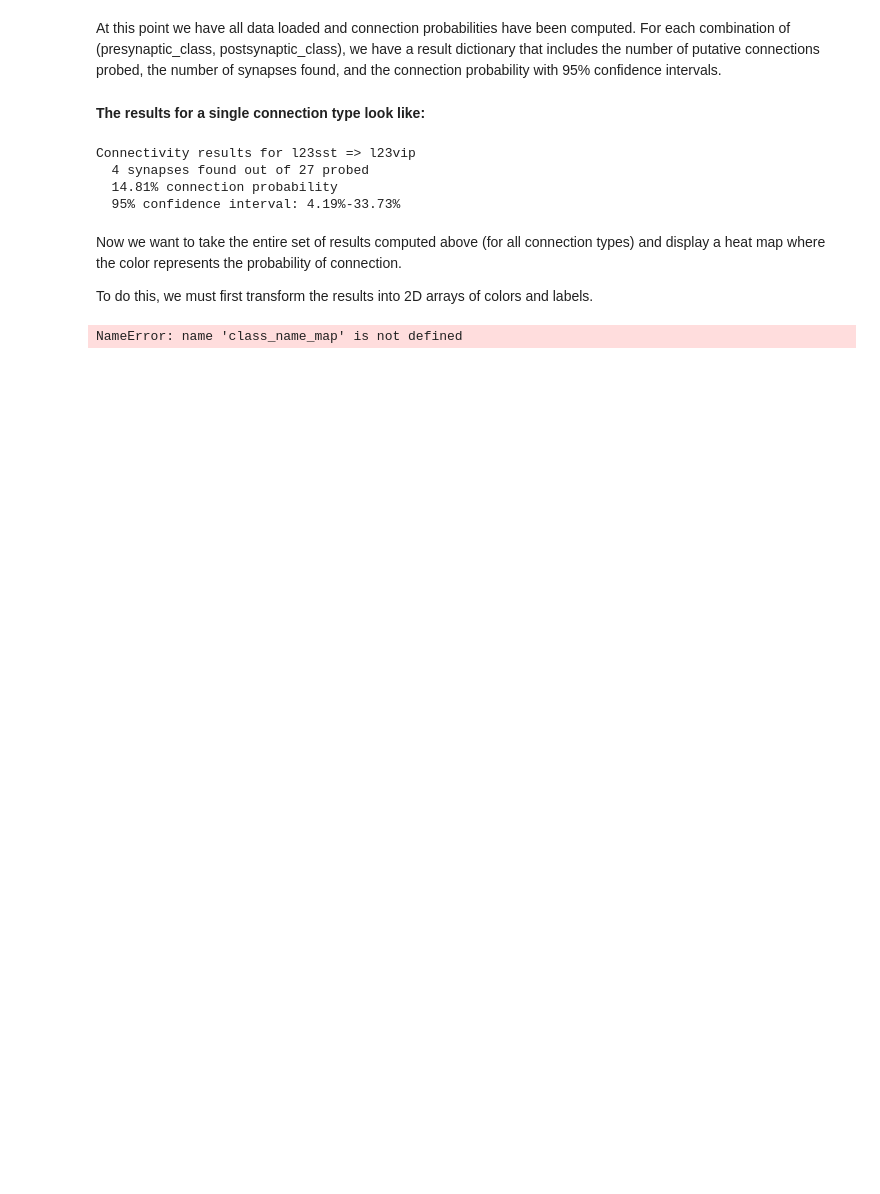
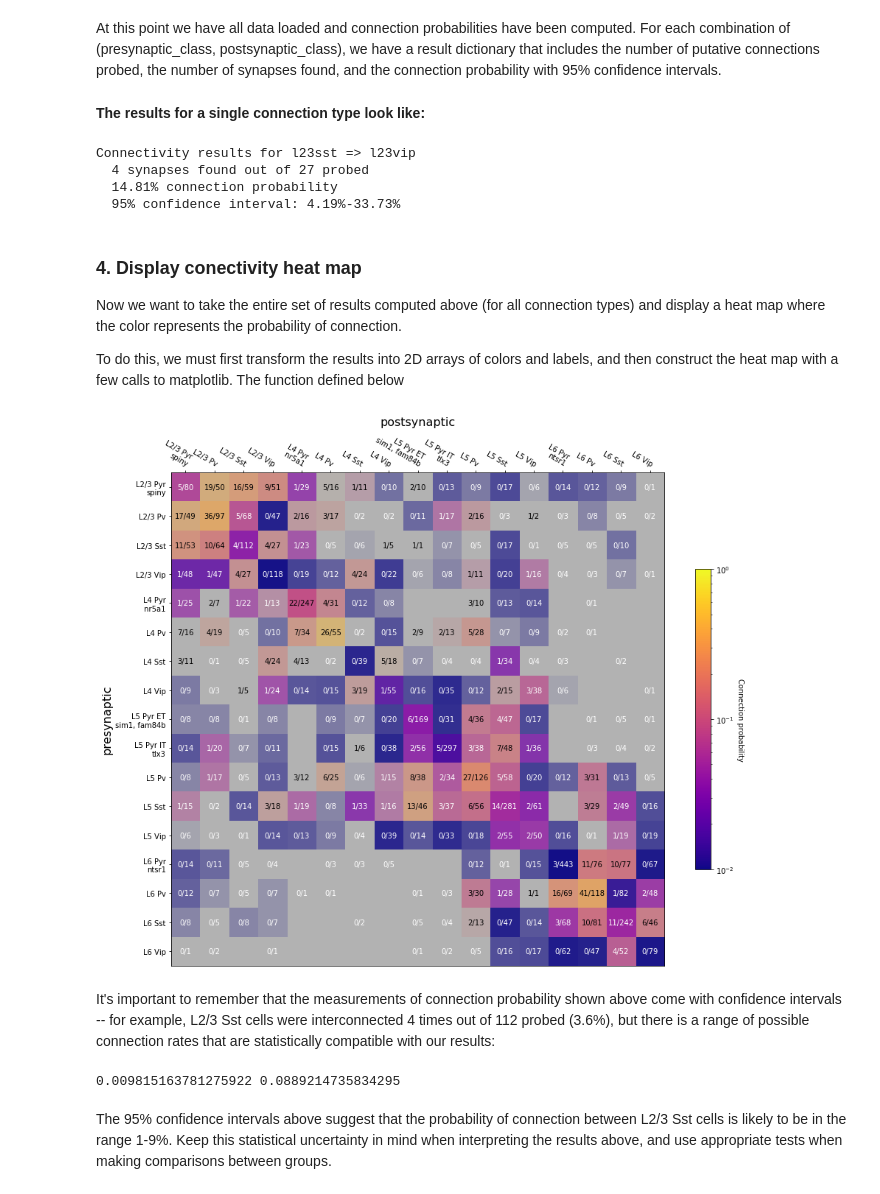
Before and after one commit to aiephys/multipatch_analysis, a Jupyter notebook: doc/connectivity.ipynb, the cells around one changed output. Saved outputs shown, nothing was run; the diff lists cells and outputs as text; code cells hidden in the pictures; blank space fills up the shorter version.

Commit message:
update connectivity and strength notebooks

```diff
--- a/doc/connectivity.ipynb
+++ b/doc/connectivity.ipynb
@@ -21,9 +19,9 @@ First, load up the "small" database from release 1.0 and query all cell `pairs`
 db = SynphysDatabase.load_version('synphys_r1.0_2019-08-29_small.sqlite')
 
 # Load all cell pairs associated with mouse V1 projects
-pairs = db.pair_query(project_name=["mouse V1 coarse matrix", "mouse V1 pre-production"]).all()
+mouse_pairs = db.pair_query(project_name=["mouse V1 coarse matrix", "mouse V1 pre-production"]).all()
 
-print("loaded %d cell pairs" % len(pairs))
+print("loaded %d cell pairs" % len(mouse_pairs))
 # %% [output]
 loaded 77084 cell pairs
 # %% [markdown]
@@ -136,9 +71,9 @@ Group our selected pairs by pre- and postsynaptic cell type, then measure the pr
 # %%
 # Group all cells by selected classes
-cell_groups = classify_cells(cell_classes.values(), pairs=pairs)
+cell_groups = classify_cells(cell_classes.values(), pairs=mouse_pairs)
 
 # Group pairs into (pre_class, post_class) groups
-pair_groups = classify_pairs(pairs, cell_groups)
+pair_groups = classify_pairs(mouse_pairs, cell_groups)
 
 # analyze matrix elements
 results = measure_connectivity(pair_groups)
@@ -169,6 +104,8 @@ Connectivity results for l23sst => l23vip
   14.81% connection probability
   95% confidence interval: 4.19%-33.73%
 # %% [markdown]
+### 4. Display conectivity heat map
+
 Now we want to take the entire set of results computed above (for all connection types) and display a heat map where the color represents the probability of connection.
 
-To do this, we must first transform the results into 2D arrays of colors and labels.
+To do this, we must first transform the results into 2D arrays of colors and labels, and then construct the heat map with a few calls to matplotlib. The function defined below
@@ -200,25 +112,46 @@ cprob_rgba[:, :, 3] = np.clip(cprob_alpha, 0, 1)
 # %%
+import matplotlib.colors, matplotlib.cm
+import matplotlib.pyplot as plt
+from aisynphys.ui.notebook import show_connectivity_matrix
+%matplotlib inline
+
+# define a colormap and log normalization used to color the heatmap
+norm = matplotlib.colors.LogNorm(vmin=0.01, vmax=1.0, clip=True)
+cmap = matplotlib.cm.get_cmap('plasma')
+
 # define the display labels to use for each cell subclass:
-class_name_labels = {
+class_labels = {
     'l23pyr': 'L2/3 Pyr\nspiny',
     'l23pv':  'L2/3 Pv',
     'l23sst': 'L2/3 Sst',
     'l23vip': 'L2/3 Vip',
     'l4pyr':  'L4 Pyr\n nr5a1',
     'l4pv':   'L4 Pv',
     'l4sst':  'L4 Sst',
     'l4vip':  'L4 Vip',
     'l5et':   'L5 Pyr ET\nsim1, fam84b',
     'l5it':   'L5 Pyr IT\ntlx3',
     'l5pv':   'L5 Pv',
     'l5sst':  'L5 Sst',
     'l5vip':  'L5 Vip',
     'l6pyr':  'L6 Pyr\nntsr1',
     'l6pv':   'L6 Pv',
     'l6sst':  'L6 Sst',
     'l6vip':  'L6 Vip',
 }
 
-class_labels = [class_name_map[cell_class.name] for cell_class in cell_classes.values()]
+# create a figure/axes to draw on
+fig, ax = plt.subplots(figsize=(15, 15))
+
+# finally, draw the colormap using the provided function:
+im, cbar, labels = show_connectivity_matrix(
+    ax=ax,
+    results=results,
+    pre_cell_classes=cell_classes.values(),
+    post_cell_classes=cell_classes.values(),
+    class_labels=class_labels,
+    cmap=cmap,
+    norm=norm
+)
 # %% [output]
-NameError: name 'class_name_map' is not defined
+[figure, added]
@@ -241 +160,11 @@ labels = annotate_heatmap(im, cprob_str, data=cprob)
 fig.savefig('mouse_connectivity_matrix.svg', format='svg')
+# %% [markdown]
+It's important to remember that the measurements of connection probability shown above come with confidence intervals -- for example, L2/3 Sst cells were interconnected 4 times out of 112 probed (3.6%), but there is a range of possible connection rates that are statistically compatible with our results:
+# %%
+l23sst = cell_classes['l23sst']
+cp, ci_low, ci_high = results[l23sst, l23sst]['connection_probability']
+print(ci_low, ci_high)
+# %% [output]
+0.009815163781275922 0.0889214735834295
+# %% [markdown]
+The 95% confidence intervals above suggest that the probability of connection between L2/3 Sst cells is likely to be in the range 1-9%. Keep this statistical uncertainty in mind when interpreting the results above, and use appropriate tests when making comparisons between groups.
```
Also changed, not shown: parts of 20 cells of this notebook, 1 other file.
